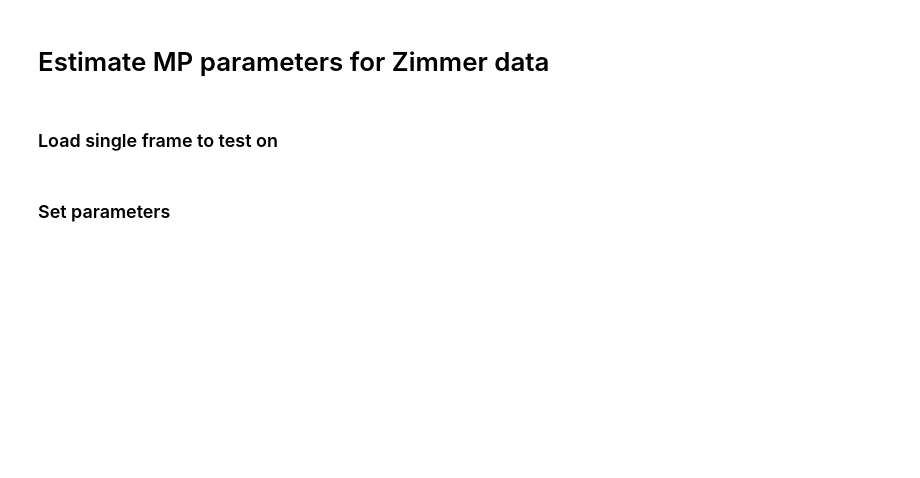
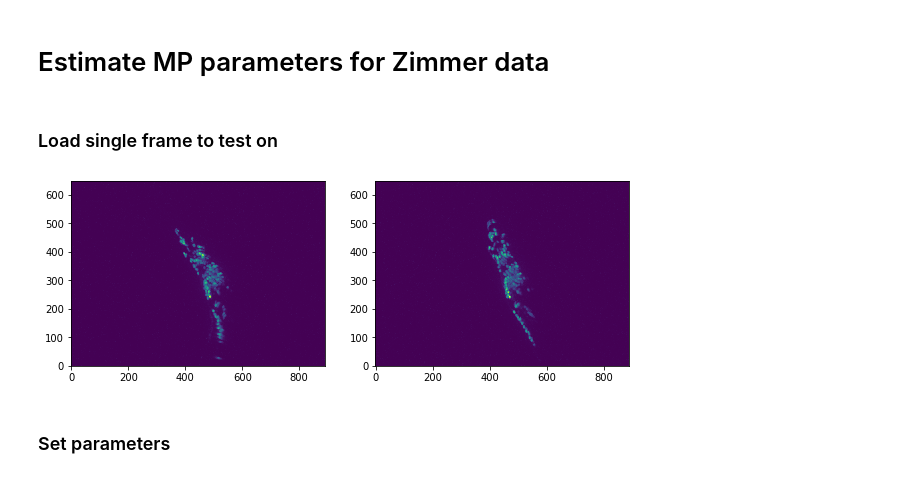
Before and after one commit to evarol/ot_tracking, a Jupyter notebook: python/notebooks/image_representation/06_mp_params_zimmer.ipynb, the cells around one changed output. Saved outputs shown, nothing was run; the diff lists cells and outputs as text; code cells hidden in the pictures; blank space fills up the shorter version.

```diff
--- a/python/notebooks/image_representation/06_mp_params_zimmer.ipynb
+++ b/python/notebooks/image_representation/06_mp_params_zimmer.ipynb
@@ -15,11 +17,22 @@ from otimage.imagerep import mp_gaussian, reconstruct_image
 # %% [markdown]
 ### Load single frame to test on
 # %%
-in_fpath = '/home/mn2822/Desktop/WormOT/data/zimmer/mCherry_v00065-01581.hdf5'
-t_frame = 500
+in_fpath = '/home/mn2822/Desktop/WormOT/data/zimmer/raw/mCherry_v00065-00115.hdf5'
+t_frame = 3
 
 with readers.ZimmerReader(in_fpath) as reader:
-    img = reader.get_frame(t_frame)
+    img_1 = reader.get_frame(t_frame)
+    img_2 = reader.get_frame(t_frame + 1)
+
+plt.figure(figsize=(10, 10))
+
+plt.subplot(121)
+plot_maxproj(img_1)
+
+plt.subplot(122)
+plot_maxproj(img_2);
+# %% [output]
+[figure, added]
 # %% [markdown]
 ### Set parameters
 # %%
```
Also changed, not shown: parts of 2 cells of this notebook, 11 other files.
